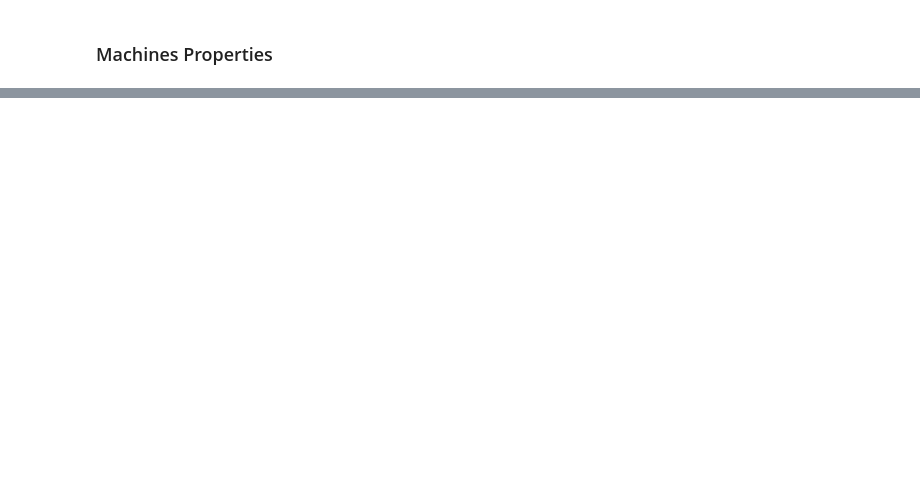
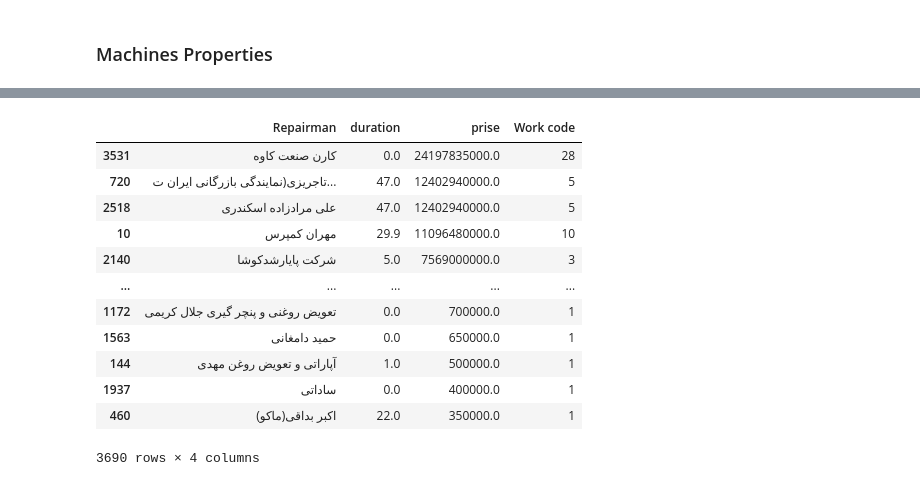
Before and after one commit to hamidhat45-boop/rahdari, a Jupyter notebook: notebook.ipynb, the cells around one changed output, grey strips where cells are left out. Saved outputs shown, nothing was run; the diff lists cells and outputs as text; code cells hidden in the pictures; blank space fills up the shorter version.

Commit message:
repairman

```diff
--- a/notebook.ipynb
+++ b/notebook.ipynb
@@ -151,0 +219,9 @@ px.scatter(
+# %%
+pmerged_tamirat_price_bank =merged_tamirat_price_bank[~merged_tamirat_price_bank['quarter'].isna()]
+merged_tamirat_price_bank['quarter'] = merged_tamirat_price_bank['quarter'].astype(int)
+px.scatter(
+    merged_tamirat_price_bank.groupby(['CarType']).agg({'duration': 'mean', 'prise': 'mean', 'Work code': 'count', 'quarter': 'mean'}).reset_index().sort_values('Work code', ascending=False),
+    x='CarType',
+    y='prise',
+    color='duration',
+    size = 'Work code')
@@ -151,0 +231,9 @@ px.scatter(
+# %%
+pmerged_tamirat_price_bank =merged_tamirat_price_bank[~merged_tamirat_price_bank['quarter'].isna()]
+merged_tamirat_price_bank['quarter'] = merged_tamirat_price_bank['quarter'].astype(int)
+px.scatter(
+    merged_tamirat_price_bank.groupby(['CarType']).agg({'duration': 'max', 'prise': 'mean', 'Work code': 'count', 'quarter': 'mean'}).reset_index().sort_values('Work code', ascending=False),
+    x='CarType',
+    y='prise',
+    color='quarter',
+    size = 'duration')
@@ -151,0 +243,16 @@ px.scatter(
+# %%
+merged_tamirat_price_bank.groupby(['Repairman']).agg({'duration': 'mean', 'prise': 'mean', 'Work code': 'count'}).reset_index().sort_values('prise', ascending=False)
+# %% [output]
+|  | Repairman | duration | prise | Work code |
+| 3531 | کارن صنعت کاوه | 0.0 | 24197835000.0 | 28 |
+| 720 | تاجریزی(نمایندگی بازرگانی ایران ت... | 47.0 | 12402940000.0 | 5 |
+| 2518 | علی مرادزاده اسکندری | 47.0 | 12402940000.0 | 5 |
+| 10 | مهران کمپرس | 29.9 | 11096480000.0 | 10 |
+| 2140 | شرکت پایارشدکوشا | 5.0 | 7569000000.0 | 3 |
+| ... | ... | ... | ... | ... |
+| 1172 | تعویض روغنی و پنچر گیری جلال کریمی | 0.0 | 700000.0 | 1 |
+| 1563 | حمید دامغانی | 0.0 | 650000.0 | 1 |
+| 144 | آپاراتی و تعویض روغن مهدی | 1.0 | 500000.0 | 1 |
+| 1937 | ساداتی | 0.0 | 400000.0 | 1 |
+| 460 | اکبر بداقی(ماکو) | 22.0 | 350000.0 | 1 |
+3690 rows × 4 columns
```
Also changed, not shown: parts of 18 cells of this notebook.
